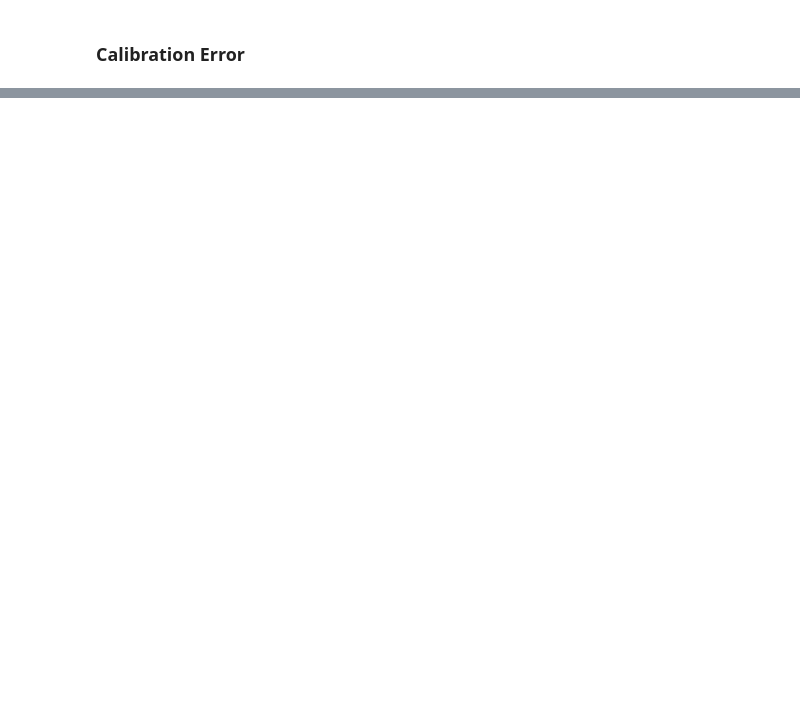
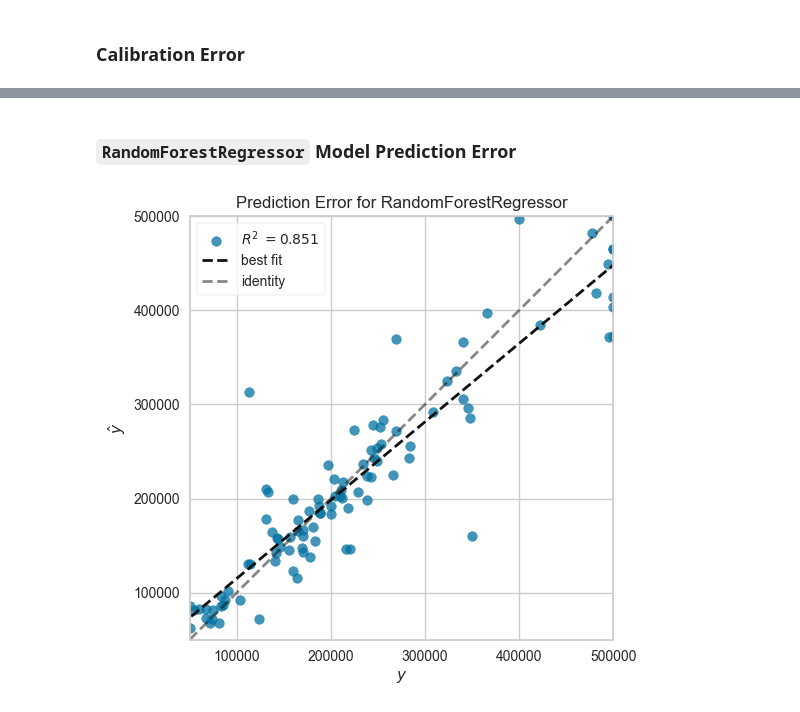
Before and after one commit to joakor89/conformal_prediction, a Jupyter notebook: chap_07/CPFR.ipynb, the cells around one changed output, grey strips where cells are left out. Drawn from its saved outputs; the diff is of its cells as text; code cells hidden in the pictures; blank space fills up the shorter version.

```diff
--- a/chap_07/CPFR.ipynb
+++ b/chap_07/CPFR.ipynb
@@ -313,0 +314,13 @@ plt.show()
+# %% [markdown]
+### `RandomForestRegressor` Model Prediction Error
+# %%
+visualizer = PredictionError(model)
+
+#Test Model Evaluation
+visualizer.score(X_test, y_test)
+
+# Rendering
+visualizer.show()
+plt.show()
+# %% [output]
+[figure, added]
```
Also changed, not shown: parts of 9 cells of this notebook, 1 other file.
